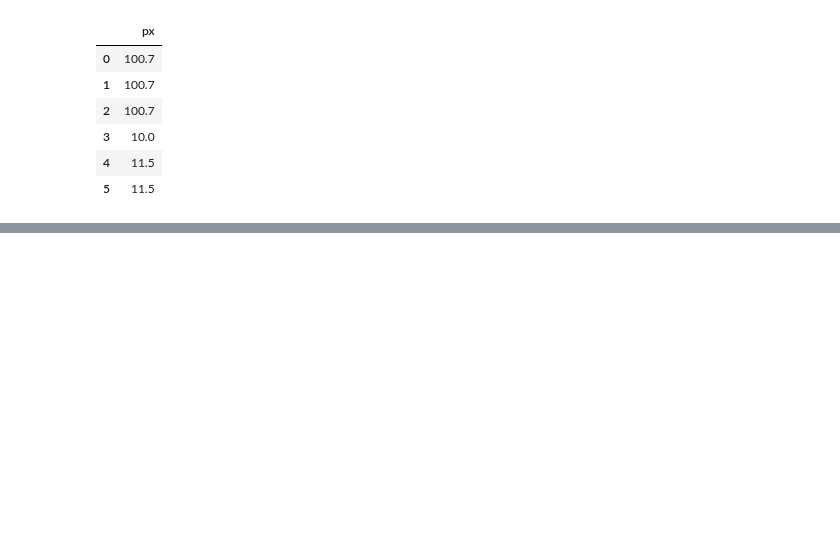
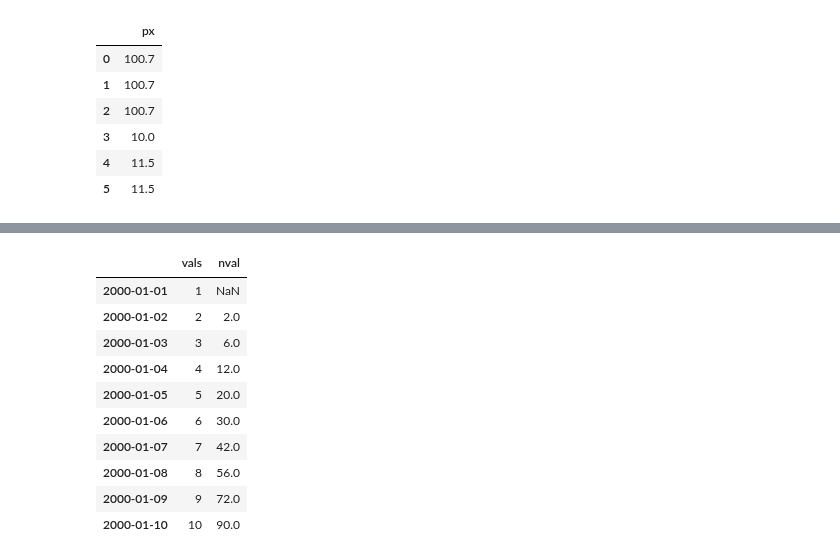
Before and after one commit to UtsavParashar/PythonProblems, a Jupyter notebook: Pandas/test_pandas.ipynb, the cells around one changed output, grey strips where cells are left out. Drawn from its saved outputs; the diff is of its cells as text; code cells hidden in the pictures; blank space fills up the shorter version.

```diff
--- a/Pandas/test_pandas.ipynb
+++ b/Pandas/test_pandas.ipynb
@@ -445,3 +445,6 @@ df.groupby('stock')[['px']].transform('mean')
 | 3 | 10.0 |
 | 4 | 11.5 |
 | 5 | 11.5 |
+# %%
+ts = pd.Series(np.arange(1, 11),index=pd.date_range("2000-01-01", periods=10))
+ts
@@ -447,0 +463,16 @@ df.groupby('stock')[['px']].transform('mean')
+# %%
+df = pd.DataFrame(ts, columns=['vals'])
+df['nval'] = df.vals.shift(1)*df.vals
+df
+# %% [output]
+|  | vals | nval |
+| 2000-01-01 | 1 | NaN |
+| 2000-01-02 | 2 | 2.0 |
+| 2000-01-03 | 3 | 6.0 |
+| 2000-01-04 | 4 | 12.0 |
+| 2000-01-05 | 5 | 20.0 |
+| 2000-01-06 | 6 | 30.0 |
+| 2000-01-07 | 7 | 42.0 |
+| 2000-01-08 | 8 | 56.0 |
+| 2000-01-09 | 9 | 72.0 |
+| 2000-01-10 | 10 | 90.0 |
```
Also changed, not shown: parts of 22 cells of this notebook.
